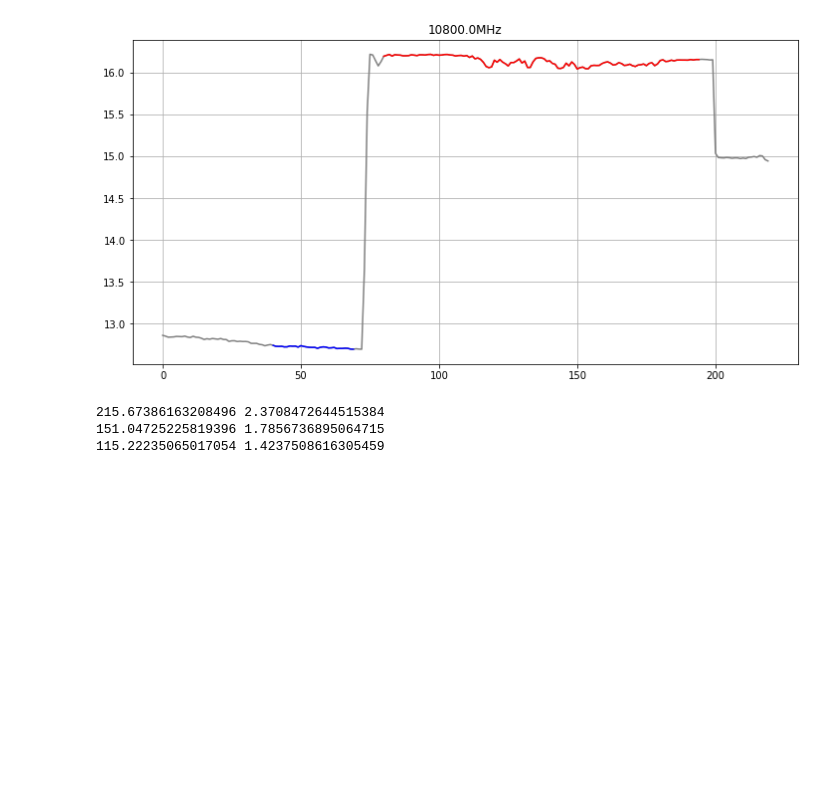
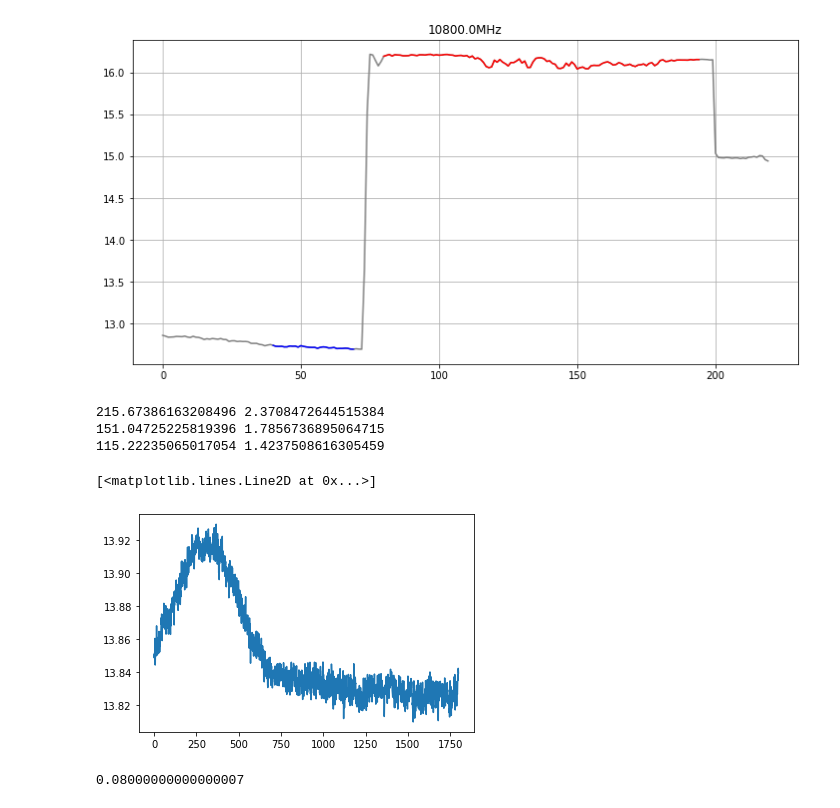
Before and after one commit to daniestevez/jupyter_notebooks, a Jupyter notebook: eshail2/Moon noise.ipynb, the cells around one changed output. Drawn from its saved outputs; the diff is of its cells as text; code cells hidden in the pictures; blank space fills up the shorter version.

```diff
--- a/eshail2/Moon noise.ipynb
+++ b/eshail2/Moon noise.ipynb
@@ -78,3 +85,25 @@ for Y in [2.48, 3, 3.4]:
 215.67386163208496 2.3708472644515384
 151.04725225819396 1.7856736895064715
 115.22235065017054 1.4237508616305459
+# %%
+noise2 = np.fromfile('/tmp/y_power.f32', 'float32')
+# %%
+plt.plot(10*np.log10(noise2[1:]))
+# %% [output]
+[<matplotlib.lines.Line2D at 0x...>]
+[figure, added]
+# %%
+fig, ax = plt.subplots(figsize = (12,7), facecolor = 'w')
+ax2 = ax.twinx()
+nn = 10*np.log10(noise[1:])
+nn -= np.average(nn)
+nn += 0.027
+ax.plot(t.datetime[1:], nn, color = 'C0')
+ax2.plot(t.datetime, separation, color = 'C1')
+ax.set_title('Moon noise at 10366.5MHz (1MHz BW)')
+ax.set_xlabel('UTC time')
+ax.set_ylabel('Noise (dB)', color = 'C0')
+ax.grid()
+ax2.set_ylabel('Moon separation from dish (deg)', color = 'C1');
+# %% [output]
+0.08000000000000007
```
Also changed, not shown: parts of 6 cells of this notebook, 1 other file.
